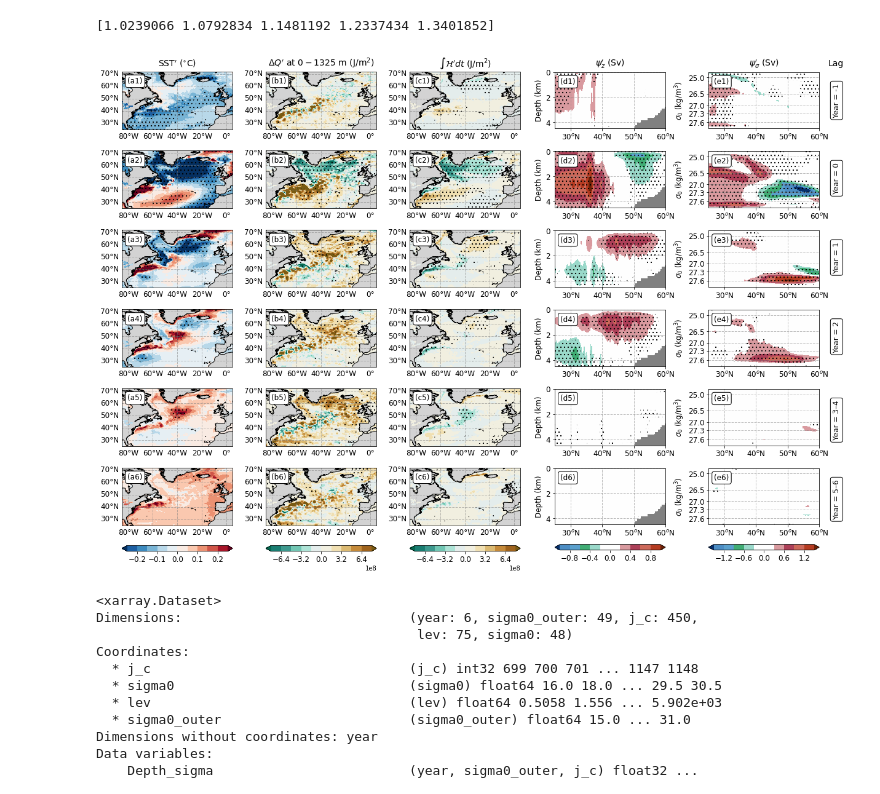
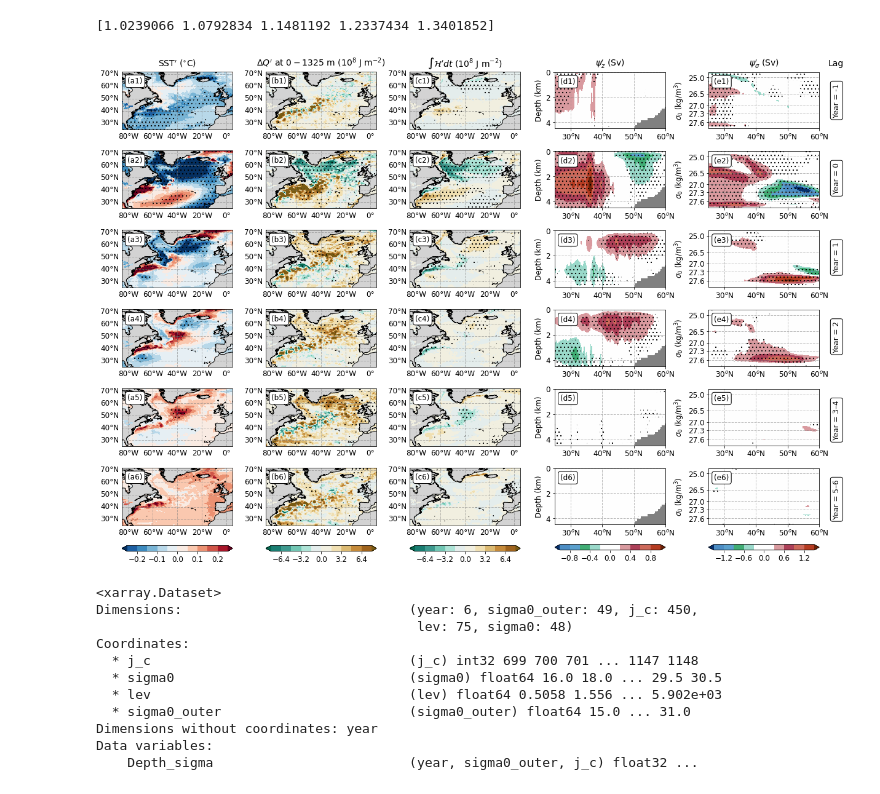
Before and after one commit to hmkhatri/AMOC_Variability_DePreSys_MET, a Jupyter notebook: Notebooks/Plots_Paper_NAO_Heat_Content_Variability/Plots_snapshots_NAO.ipynb, the cells around one changed output. Cells and saved outputs as stored; diff of their text form; code cells hidden in the pictures.

```diff
--- a/Notebooks/Plots_Paper_NAO_Heat_Content_Variability/Plots_snapshots_NAO.ipynb
+++ b/Notebooks/Plots_Paper_NAO_Heat_Content_Variability/Plots_snapshots_NAO.ipynb
@@ -163,7 +163,7 @@ grid1 = plt.GridSpec(3, 4, wspace=0.2, hspace=0.2)
 fig = plt.figure(figsize=[20,12])
 
 var_list = ['hfds', 'tos', 'mlotst'] #, 'tauu']
-name = [r'${\tau_x}^{\prime}$ (N/m$^2$)', r'${\mathcal{H}}^{\prime}$ (W/m$^2$)', r'SST$^{\prime}$ ($^{\circ}$C)' , 'MLD$^{\prime}$ (m)']
+name = [r'${\tau_x}^{\prime}$ (N m$^{-2}$)', r'${\mathcal{H}}^{\prime}$ (W m$^{-2}$)', r'SST$^{\prime}$ ($^{\circ}$C)' , 'MLD$^{\prime}$ (m)']
 val = [0.15, 50., 0.5, 200.]
 
 col_map = [cmaps.MPL_BrBG_r, cmaps.MPL_RdBu_r, cmaps.MPL_RdBu_r, cmaps.MPL_PuOr_r]
@@ -366,7 +366,7 @@ col_map = [cmaps.MPL_RdBu_r, cmaps.NEO_div_vegetation_c_r, cmaps.precip4_diff_19
 grid1 = plt.GridSpec(6, 5, wspace=0.3, hspace=0.1)
 fig = plt.figure(figsize=[20,14])
 
-name = [r'$\Delta Q^{\prime}$ at $0-1325$ m (J/m$^2$)', r'$\int {\mathcal{H}}^{\prime} dt$ (J/m$^2$)',
+name = [r'$\Delta Q^{\prime}$ at $0-1325$ m ($10^{8}$ J m$^{-2}$)', r'$\int {\mathcal{H}}^{\prime} dt$ ($10^{8}$ J m$^{-2}$)',
         r'SST$^{\prime}$ ($^{\circ}$C)' , 'MLD$^{\prime}$ (m) in JFM',
         r'$\psi_z^{\prime}$ (Sv)', r'$\psi_{\sigma}^{\prime}$ (Sv)']
 
@@ -413,11 +413,11 @@ d = d.where(ds_NAOp['tos'].isel(comp=0, time=0)< 100.) # mask land
 
 for i in range(0,6):
 
-    tmp = d['Heat_Content_1300'].isel(year=i)
+    tmp = d['Heat_Content_1300'].isel(year=i) / 1e8
     d_std = xr.Dataset()
-    d_std['confidence_lower'] = d['Heat_Content_1300_confidence_lower'].isel(year=i)
-    d_std['confidence_upper'] = d['Heat_Content_1300_confidence_upper'].isel(year=i)
-    d_std['standard_error'] = d['Heat_Content_1300_standard_error'].isel(year=i)
+    d_std['confidence_lower'] = d['Heat_Content_1300_confidence_lower'].isel(year=i) / 1e8
+    d_std['confidence_upper'] = d['Heat_Content_1300_confidence_upper'].isel(year=i) / 1e8
+    d_std['standard_error'] = d['Heat_Content_1300_standard_error'].isel(year=i) / 1e8
 
     if(i==5):
         xlab = True
@@ -430,7 +430,7 @@ for i in range(0,6):
         titl = ' '
 
     ax = fig.add_subplot(grid1[i, 1], projection=ccrs.PlateCarree(),facecolor='grey')
-    p = plot_sec(ax, tmp, da_std = d_std, hatching = True, cfd_per = cfd_per, hatch_dense = hatch_dense, vmin=-800.e6, vmax=800.e6,
+    p = plot_sec(ax, tmp, da_std = d_std, hatching = True, cfd_per = cfd_per, hatch_dense = hatch_dense, vmin=-8, vmax=8,
                  lat_lon_ext = lat_lon_ext, levels = 11, lon='longitude', lat='latitude', cmap=col_map[1],
                  title=titl, orien='horizontal', colorbar=False, y_lab = True, x_lab = True)
 
@@ -451,11 +451,11 @@ d = d.where(ds_NAOp['tos'].isel(comp=0, time=0)< 100.) # mask land
 
 for i in range(0,6):
 
-    tmp = d['hfds'].isel(year=i)
+    tmp = d['hfds'].isel(year=i) / 1e8
     d_std = xr.Dataset()
-    d_std['confidence_lower'] = d['hfds_confidence_lower'].isel(year=i)
-    d_std['confidence_upper'] = d['hfds_confidence_upper'].isel(year=i)
-    d_std['standard_error'] = d['hfds_standard_error'].isel(year=i)
+    d_std['confidence_lower'] = d['hfds_confidence_lower'].isel(year=i) / 1e8
+    d_std['confidence_upper'] = d['hfds_confidence_upper'].isel(year=i) / 1e8
+    d_std['standard_error'] = d['hfds_standard_error'].isel(year=i) / 1e8
 
     if(i==5):
         xlab = True
@@ -468,7 +468,7 @@ for i in range(0,6):
         titl = ' '
 
     ax = fig.add_subplot(grid1[i, 2], projection=ccrs.PlateCarree(),facecolor='grey')
-    p = plot_sec(ax, tmp, da_std = d_std, hatching = True, cfd_per = cfd_per, hatch_dense = hatch_dense, vmin=-800.e6, vmax=800.e6,
+    p = plot_sec(ax, tmp, da_std = d_std, hatching = True, cfd_per = cfd_per, hatch_dense = hatch_dense, vmin=-8, vmax=8,
                  lat_lon_ext = lat_lon_ext, levels = 11, lon='longitude', lat='latitude', cmap=col_map[1],
                  title=titl, orien='horizontal', colorbar=False, y_lab = True, x_lab = True)
 
@@ -604,34 +604,34 @@ for i in range(0,6):
     props = dict(boxstyle='round', facecolor='white')
     ax.text(0.05, 0.9, '(e'+str(i+1)+')', transform=ax.transAxes, fontsize=12,
             verticalalignment='top', bbox=props)
 
     if(i==0):
         ax.text(1.08, 1.23, 'Lag', transform=ax.transAxes, fontsize=14,
                 verticalalignment='top')
 
     props = dict(boxstyle='round', facecolor='white')
     if(i <= 3):
         titl = 'Year = '+str(i-1)
         j=0
     else:
         titl = 'Year = '+str(i-1+j) + '–' + str(i+j)
         j=j+1
 
     ax.text(1.12, 0.8, titl, transform=ax.transAxes, fontsize=12, rotation =90,
             verticalalignment='top', bbox=props)
 
 
 axins = inset_axes(ax, width="100%", height="10%",  # height : 50%
                    loc='lower left', bbox_to_anchor=(0., -0.45, 1., 1.),
                    bbox_transform=ax.transAxes, borderpad=0,)
 
 cb = fig.colorbar(p, cax=axins, extend='both', orientation="horizontal")
 cb.ax.tick_params(labelsize=12)
 
 fig.savefig('/home/users/hkhatri/Plots/Figures_GRL_2022/Figure2.png', dpi=300,bbox_inches='tight');
 fig.savefig('/home/users/hkhatri/Plots/Figures_GRL_2022/Figure2.pdf', dpi=300,bbox_inches='tight');
 # %% [output]
-[figure, old version]
+[figure, new version]
 # %%
 print(d)
 # %% [output]
```
Also changed, not shown: parts of 3 cells of this notebook.
